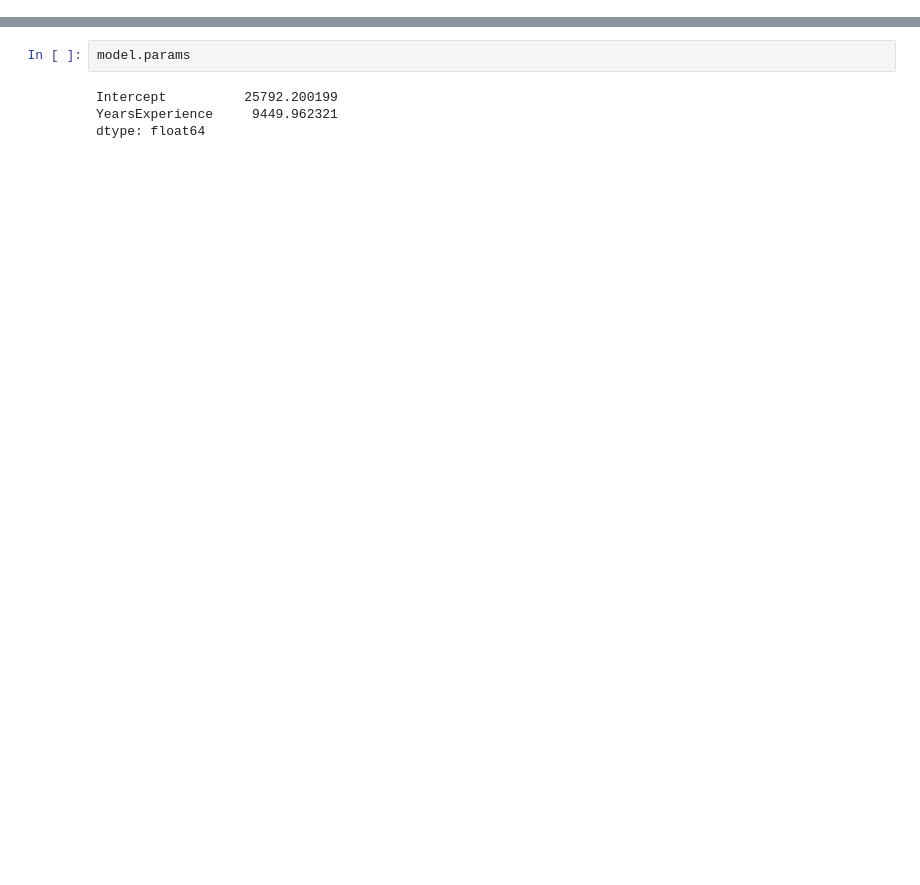
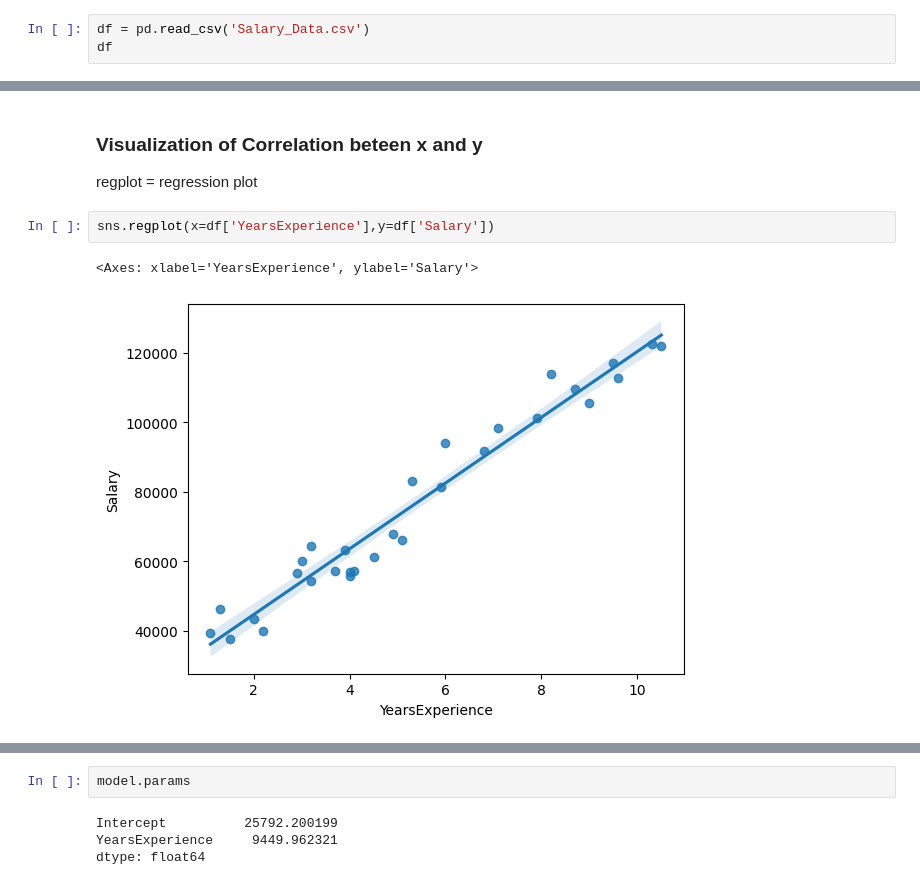
Before and after one commit to sailu708d/ASSIGN_04-SLRQ2.ipynb, a Jupyter notebook: ASSIGN_04_SLRQ2.ipynb, the cells around one changed output, grey strips where cells are left out. Saved outputs shown, nothing was run; the diff lists cells and outputs as text; blank space fills up the shorter version.

```diff
--- a/ASSIGN_04_SLRQ2.ipynb
+++ b/ASSIGN_04_SLRQ2.ipynb
@@ -81,0 +21,3 @@ model=smf.ols(('Salary~YearsExperience'),data=dataset).fit()
+# %%
+df = pd.read_csv('Salary_Data.csv')
+df
@@ -81,0 +110,8 @@ model=smf.ols(('Salary~YearsExperience'),data=dataset).fit()
+# %% [markdown]
+### Visualization of Correlation beteen x and y
+regplot = regression plot
+# %%
+sns.regplot(x=df['YearsExperience'],y=df['Salary'])
+# %% [output]
+<Axes: xlabel='YearsExperience', ylabel='Salary'>
+[figure, added]
```
Also changed, not shown: parts of 74 cells of this notebook.
